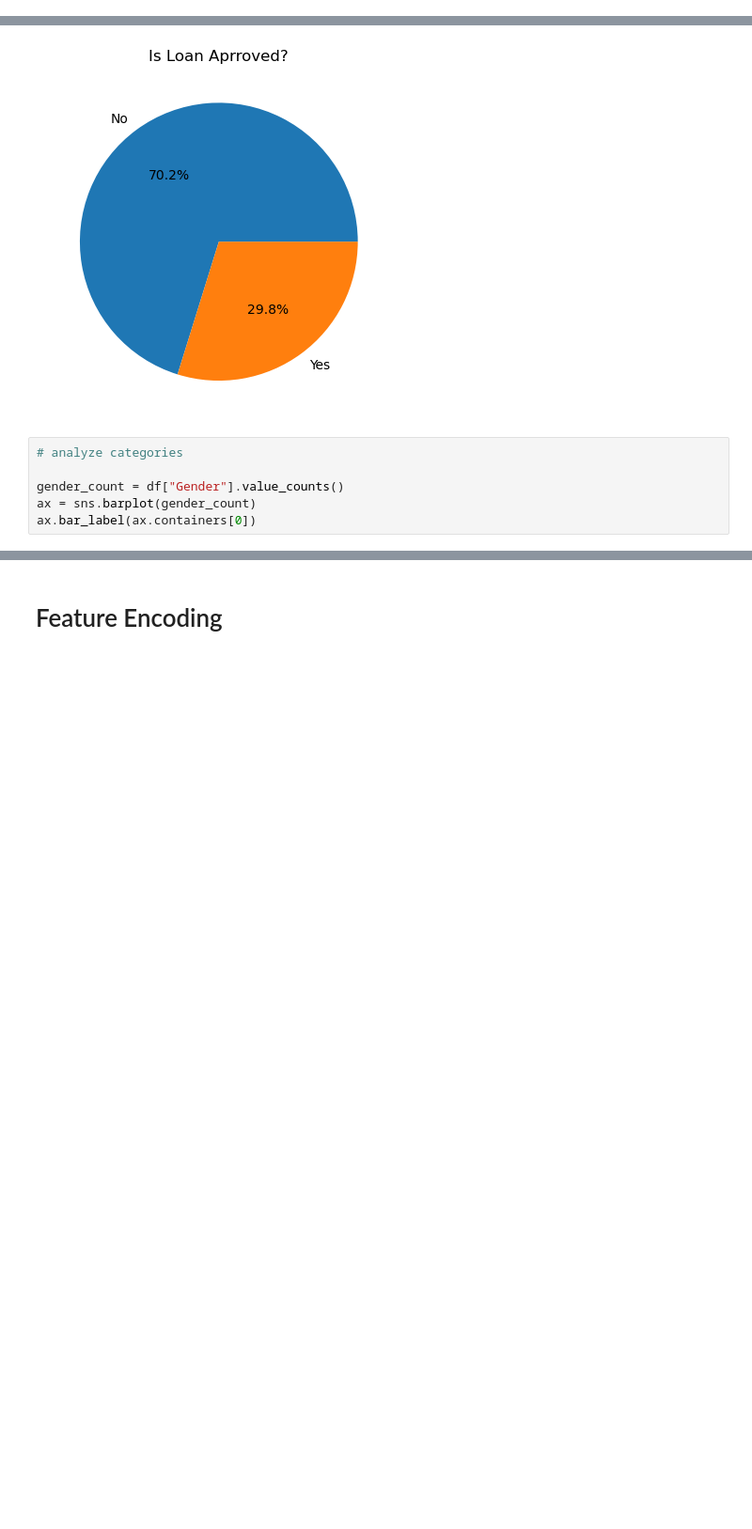
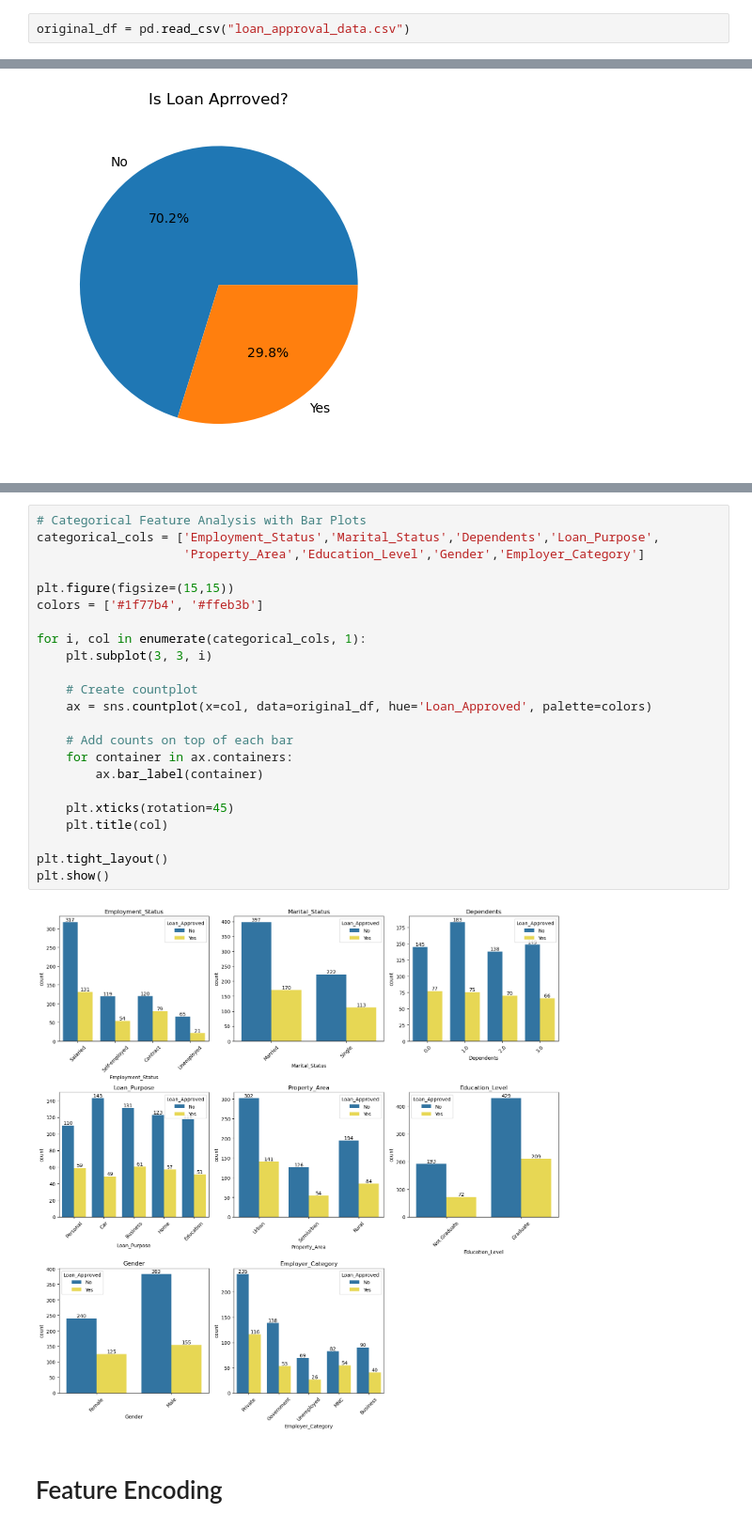
Before and after one commit to DevakiPatil1104/CreditWise-Loan-System, a Jupyter notebook: credit_wise.ipynb, the cells around one changed output, grey strips where cells are left out. Shown at 94% size. Drawn from its saved outputs; the diff is of its cells as text; blank space fills up the shorter version.

```diff
--- a/credit_wise.ipynb
+++ b/credit_wise.ipynb
@@ -92,6 +92,8 @@ Loan_Approved         0
 dtype: int64
 # %% [markdown]
 # EDA
+# %%
+original_df = pd.read_csv("loan_approval_data.csv")
 # %%
 # how balanced our classses are?
 
@@ -101,9 +103,3 @@ plt.title("Is Loan Aprroved?")
 # %% [output]
 Text(0.5, 1.0, 'Is Loan Aprroved?')
 [figure]
-# %%
-# analyze categories
-
-gender_count = df["Gender"].value_counts()
-ax = sns.barplot(gender_count)
-ax.bar_label(ax.containers[0])
@@ -181,3 +116,28 @@ sns.histplot(
+# %%
+# Categorical Feature Analysis with Bar Plots
+categorical_cols = ['Employment_Status','Marital_Status','Dependents','Loan_Purpose',
+                    'Property_Area','Education_Level','Gender','Employer_Category']
+
+plt.figure(figsize=(15,15))
+colors = ['#1f77b4', '#ffeb3b']
+
+for i, col in enumerate(categorical_cols, 1):
+    plt.subplot(3, 3, i)
+
+    # Create countplot
+    ax = sns.countplot(x=col, data=original_df, hue='Loan_Approved', palette=colors)
+
+    # Add counts on top of each bar
+    for container in ax.containers:
+        ax.bar_label(container)
+
+    plt.xticks(rotation=45)
+    plt.title(col)
+
+plt.tight_layout()
+plt.show()
+# %% [output]
+[figure, added]
 # %% [markdown]
 # Feature Encoding
 # %%
```
Also changed, not shown: parts of 8 cells of this notebook.
